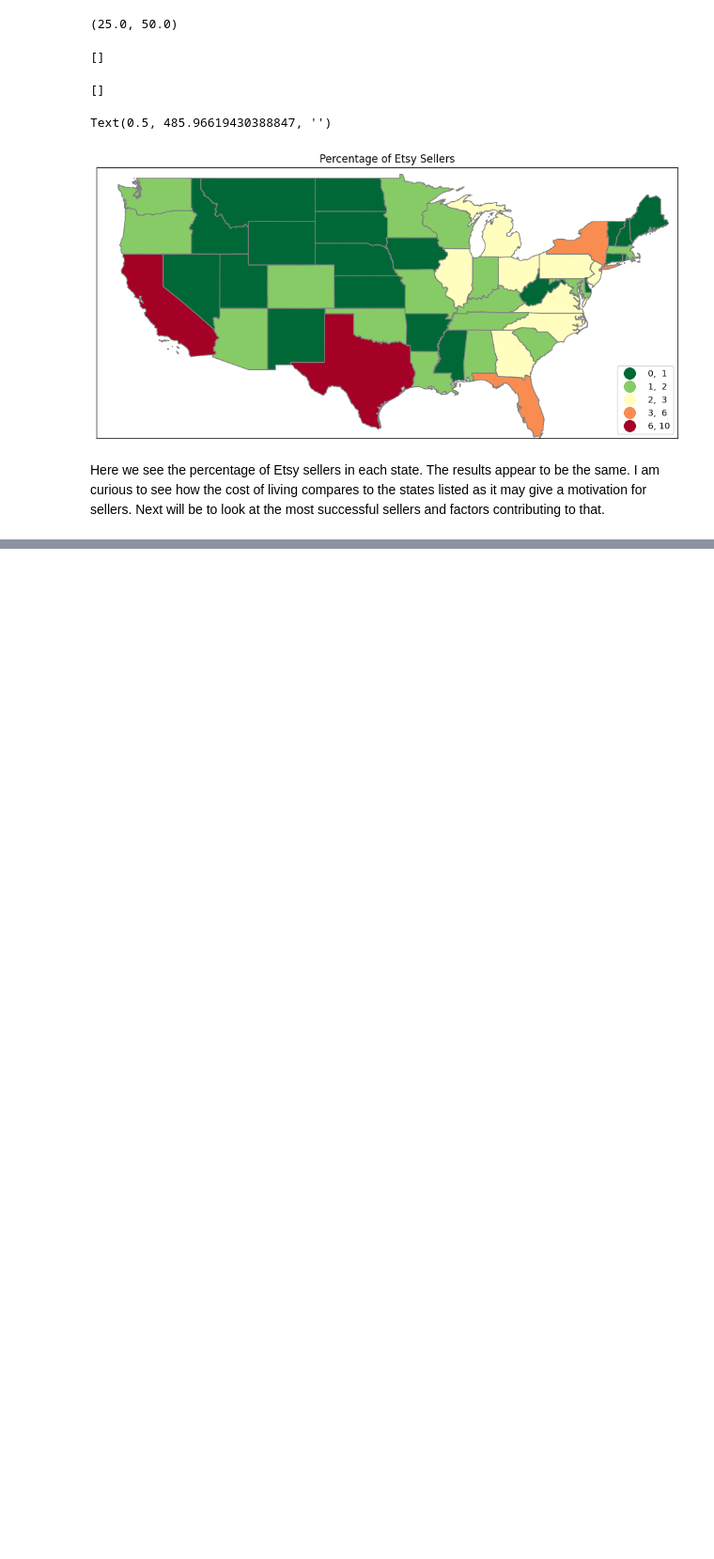
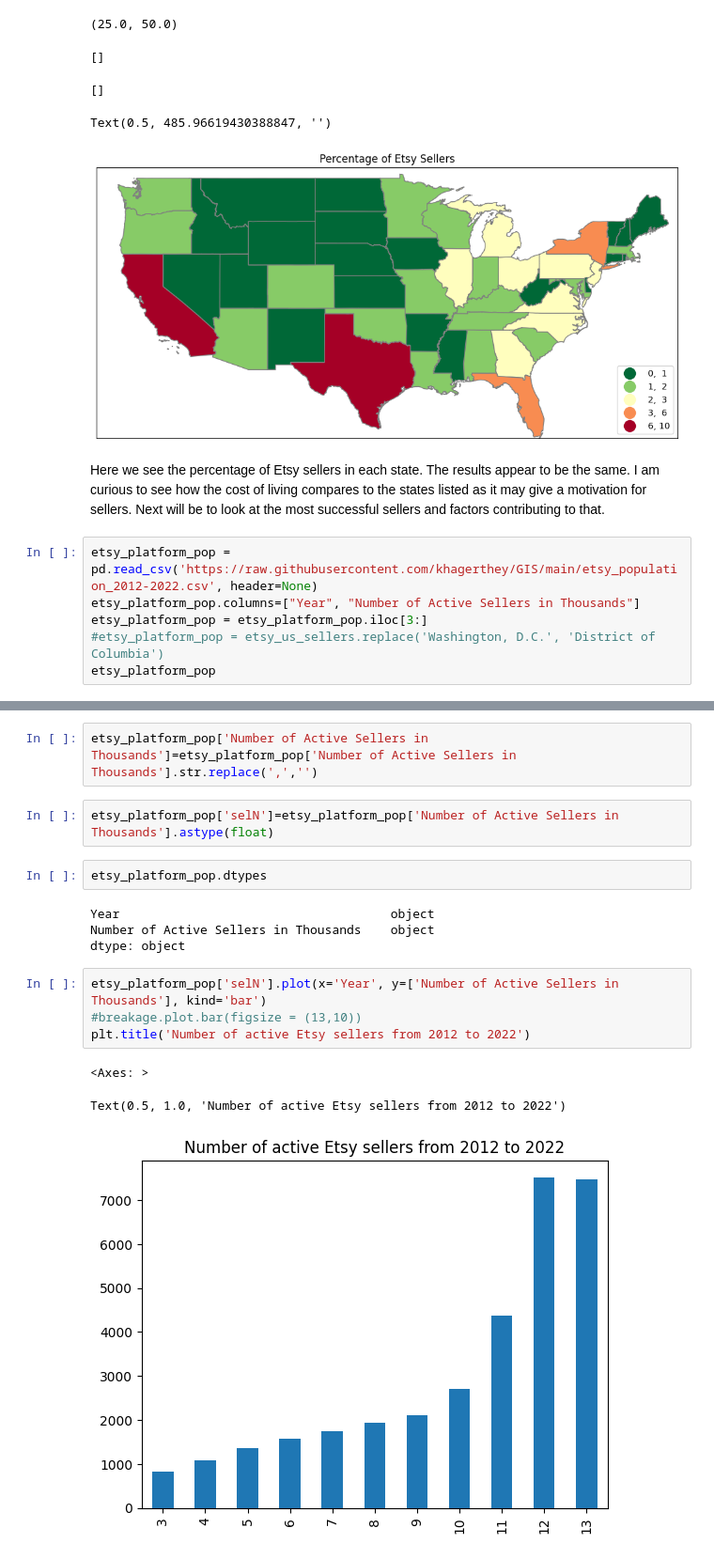
Before and after one commit to khagerthey/GIS, a Jupyter notebook: PS2.ipynb, the cells around one changed output, grey strips where cells are left out. Shown at 94% size. Cells and saved outputs as stored; diff of their text form; blank space fills up the shorter version.

Commit message:
platform pop

```diff
--- a/PS2.ipynb
+++ b/PS2.ipynb
@@ -253,3 +260,9 @@ Text(0.5, 485.96619430388847, '')
 [figure]
 # %% [markdown]
  Here we see the percentage of Etsy sellers in each state. The results appear to be the same. I am curious to see how the cost of living compares to the states listed as it may give a motivation for sellers. Next will be to look at the most successful sellers and factors contributing to that.
+# %%
+etsy_platform_pop = pd.read_csv('https://raw.githubusercontent.com/khagerthey/GIS/main/etsy_population_2012-2022.csv', header=None)
+etsy_platform_pop.columns=["Year", "Number of Active Sellers in Thousands"]
+etsy_platform_pop = etsy_platform_pop.iloc[3:]
+#etsy_platform_pop = etsy_us_sellers.replace('Washington, D.C.', 'District of Columbia')
+etsy_platform_pop
@@ -255,0 +282,18 @@ Text(0.5, 485.96619430388847, '')
+# %%
+etsy_platform_pop['Number of Active Sellers in Thousands']=etsy_platform_pop['Number of Active Sellers in Thousands'].str.replace(',','')
+# %%
+etsy_platform_pop['selN']=etsy_platform_pop['Number of Active Sellers in Thousands'].astype(float)
+# %%
+etsy_platform_pop.dtypes
+# %% [output]
+Year                                     object
+Number of Active Sellers in Thousands    object
+dtype: object
+# %%
+etsy_platform_pop['selN'].plot(x='Year', y=['Number of Active Sellers in Thousands'], kind='bar')
+#breakage.plot.bar(figsize = (13,10))
+plt.title('Number of active Etsy sellers from 2012 to 2022')
+# %% [output]
+<Axes: >
+Text(0.5, 1.0, 'Number of active Etsy sellers from 2012 to 2022')
+[figure, added]
```
Also changed, not shown: parts of 4 cells of this notebook.
